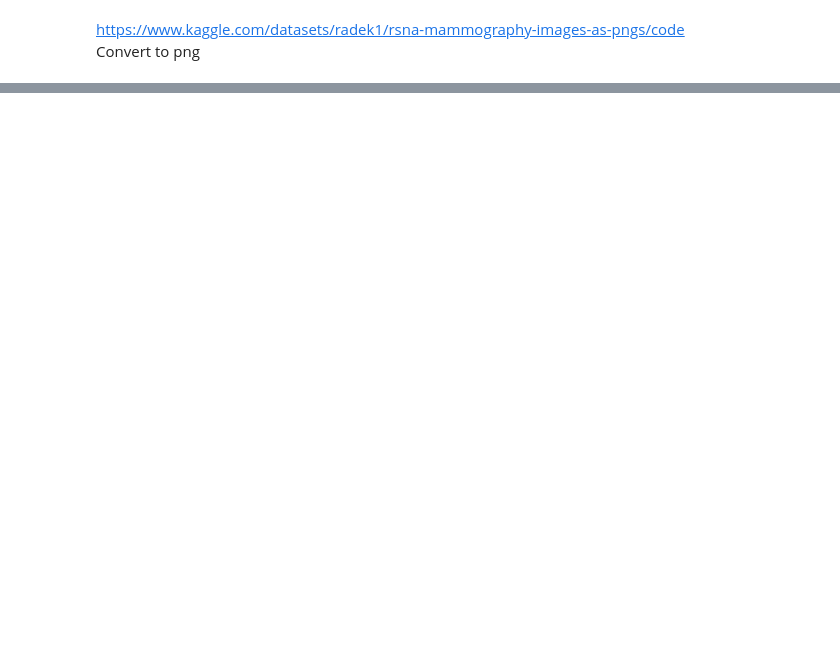
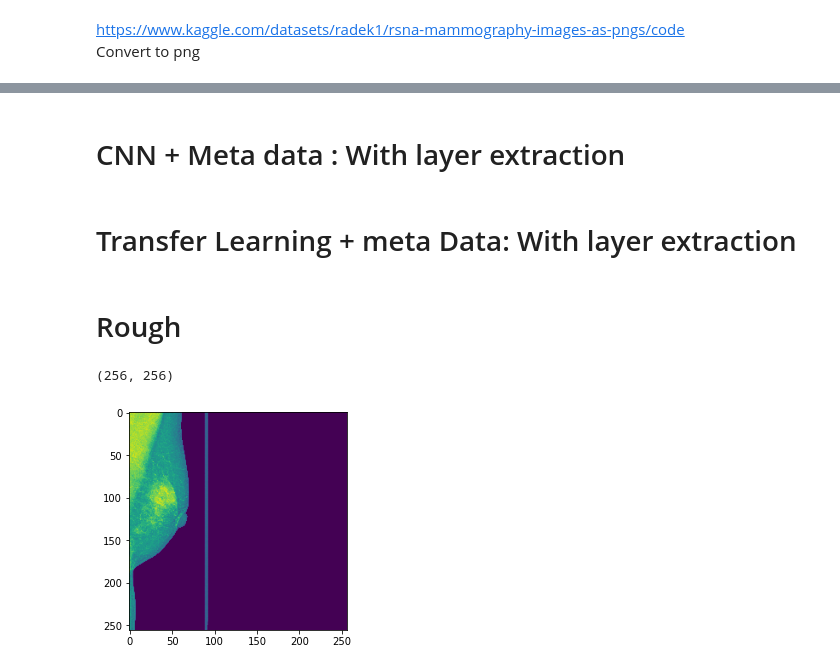
Before and after one commit to rdhawan4/Kaggle-RSNA-Breast-Cancer-Detection, a Jupyter notebook: BreastCancerDetection (1).ipynb, the cells around one changed output, grey strips where cells are left out. Saved outputs shown, nothing was run; the diff lists cells and outputs as text; code cells hidden in the pictures; blank space fills up the shorter version.

```diff
--- a/BreastCancerDetection (1).ipynb
+++ b/BreastCancerDetection (1).ipynb
@@ -413,0 +659,15 @@ Convert to png
+# %% [markdown]
+# CNN + Meta data : With layer extraction
+# %% [markdown]
+# Transfer Learning + meta Data: With layer extraction
+# %% [markdown]
+# Rough
+# %%
+image=cv2.imread('/content/drive/MyDrive/CIS508/BreastCancerKaggle/train_images_processed_cv2_256/10006/1459541791.png',cv2.IMREAD_GRAYSCALE)
+image=cv2.imread('/content/drive/MyDrive/CIS508/BreastCancerKaggle/train_images_processed_cv2_256/10006/1459541791.png')
+
+plt.imshow(image)
+image.shape
+# %% [output]
+(256, 256)
+[figure, added]
```
Also changed, not shown: parts of 29 cells of this notebook.
